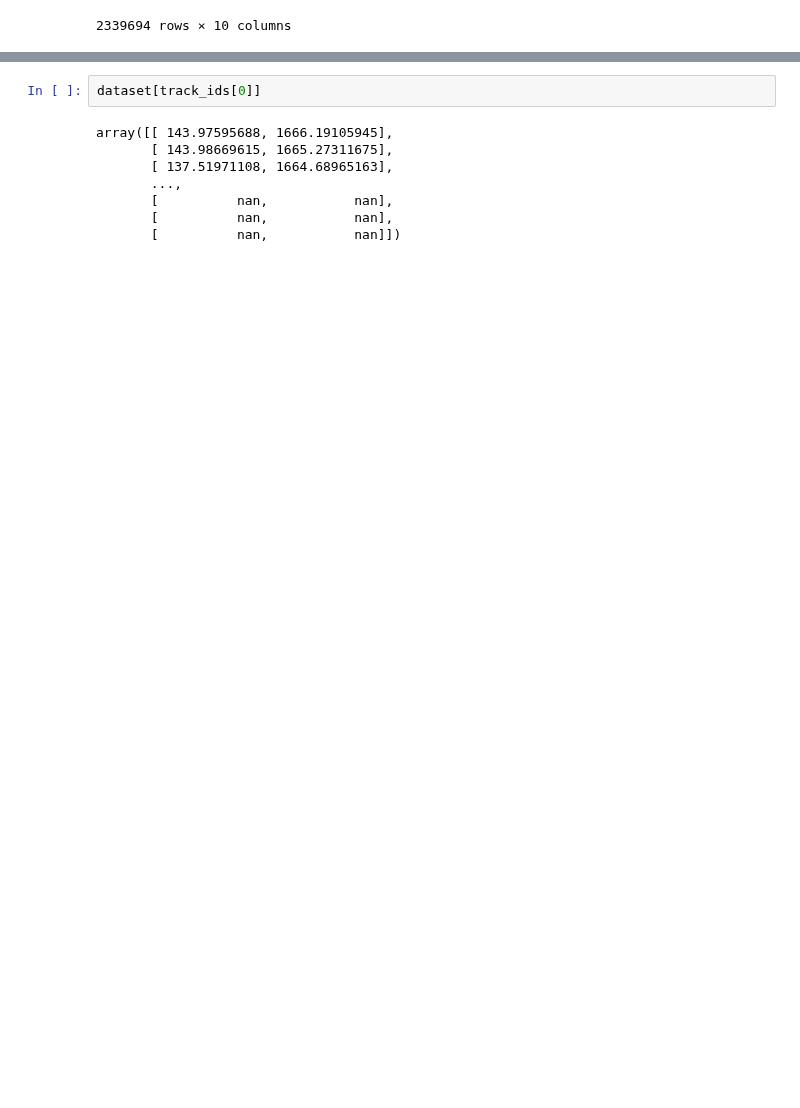
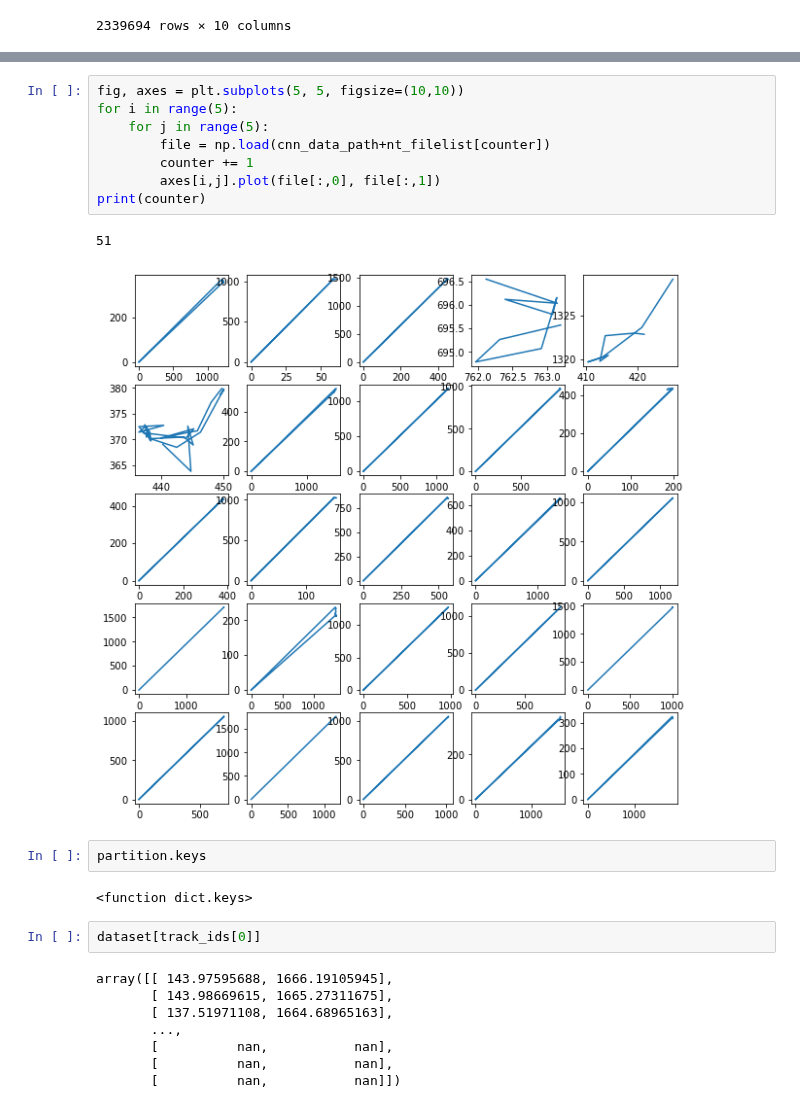
Before and after one commit to Nance-Lab/diff_predictor, a Jupyter notebook: notebooks/mpt_cnn_analysis.ipynb, the cells around one changed output, grey strips where cells are left out. Cells and saved outputs as stored; diff of their text form; blank space fills up the shorter version.

```diff
--- a/notebooks/mpt_cnn_analysis.ipynb
+++ b/notebooks/mpt_cnn_analysis.ipynb
@@ -88,3 +203,18 @@ test_array
+# %%
+fig, axes = plt.subplots(5, 5, figsize=(10,10))
+for i in range(5):
+    for j in range(5):
+        file = np.load(cnn_data_path+nt_filelist[counter])
+        counter += 1
+        axes[i,j].plot(file[:,0], file[:,1])
+print(counter)
+# %% [output]
+51
+[figure, added]
+# %%
+partition.keys
+# %% [output]
+<function dict.keys>
 # %%
 dataset[track_ids[0]]
 # %% [output]
```
Also changed, not shown: parts of 26 cells of this notebook.
